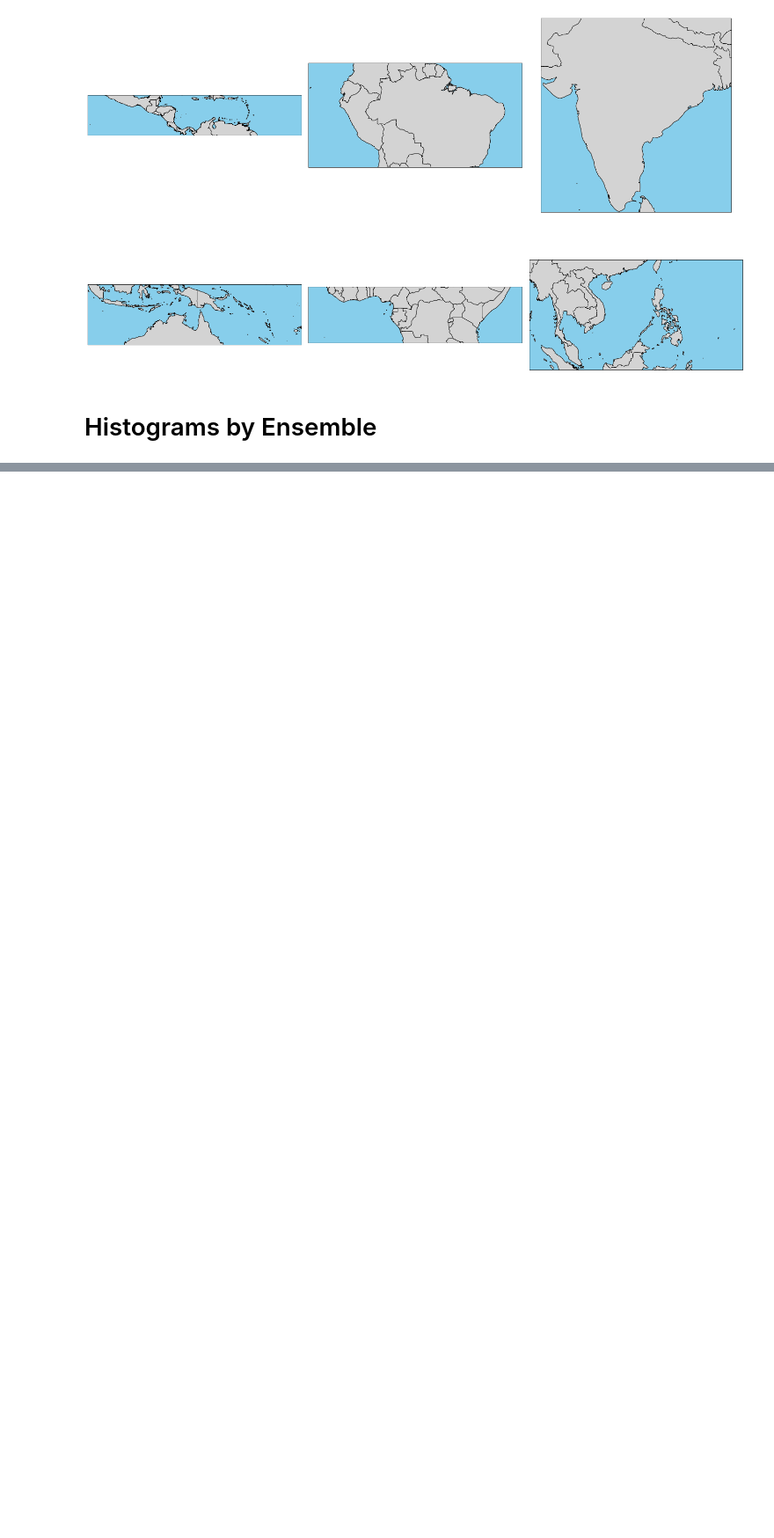
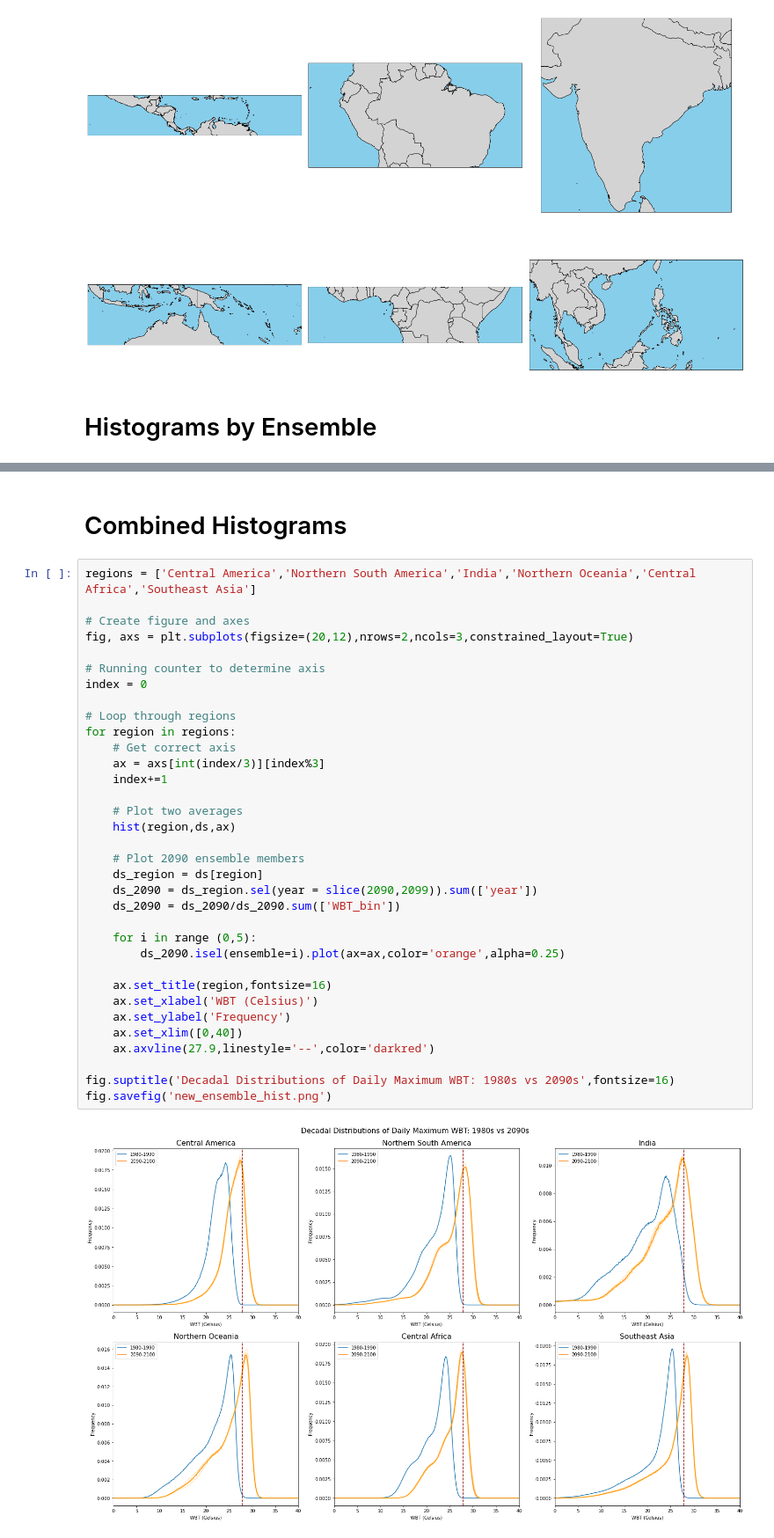
Before and after one commit to KYan19/pei, a Jupyter notebook: notebooks/4.5_WBTBinning.ipynb, the cells around one changed output, grey strips where cells are left out. Shown at 88% size. Cells and saved outputs as stored; diff of their text form; blank space fills up the shorter version.

```diff
--- a/notebooks/4.5_WBTBinning.ipynb
+++ b/notebooks/4.5_WBTBinning.ipynb
@@ -277,0 +305,38 @@ fig.savefig('ensemble_hist.png')
+# %% [markdown]
+# Combined Histograms
+# %%
+regions = ['Central America','Northern South America','India','Northern Oceania','Central Africa','Southeast Asia']
+
+# Create figure and axes
+fig, axs = plt.subplots(figsize=(20,12),nrows=2,ncols=3,constrained_layout=True)
+
+# Running counter to determine axis
+index = 0
+
+# Loop through regions
+for region in regions:
+    # Get correct axis
+    ax = axs[int(index/3)][index%3]
+    index+=1
+
+    # Plot two averages
+    hist(region,ds,ax)
+
+    # Plot 2090 ensemble members
+    ds_region = ds[region]
+    ds_2090 = ds_region.sel(year = slice(2090,2099)).sum(['year'])
+    ds_2090 = ds_2090/ds_2090.sum(['WBT_bin'])
+
+    for i in range (0,5):
+        ds_2090.isel(ensemble=i).plot(ax=ax,color='orange',alpha=0.25)
+
+    ax.set_title(region,fontsize=16)
+    ax.set_xlabel('WBT (Celsius)')
+    ax.set_ylabel('Frequency')
+    ax.set_xlim([0,40])
+    ax.axvline(27.9,linestyle='--',color='darkred')
+
+fig.suptitle('Decadal Distributions of Daily Maximum WBT: 1980s vs 2090s',fontsize=16)
+fig.savefig('new_ensemble_hist.png')
+# %% [output]
+[figure, added]
```
Also changed, not shown: parts of 3 cells of this notebook, 3 other files.
